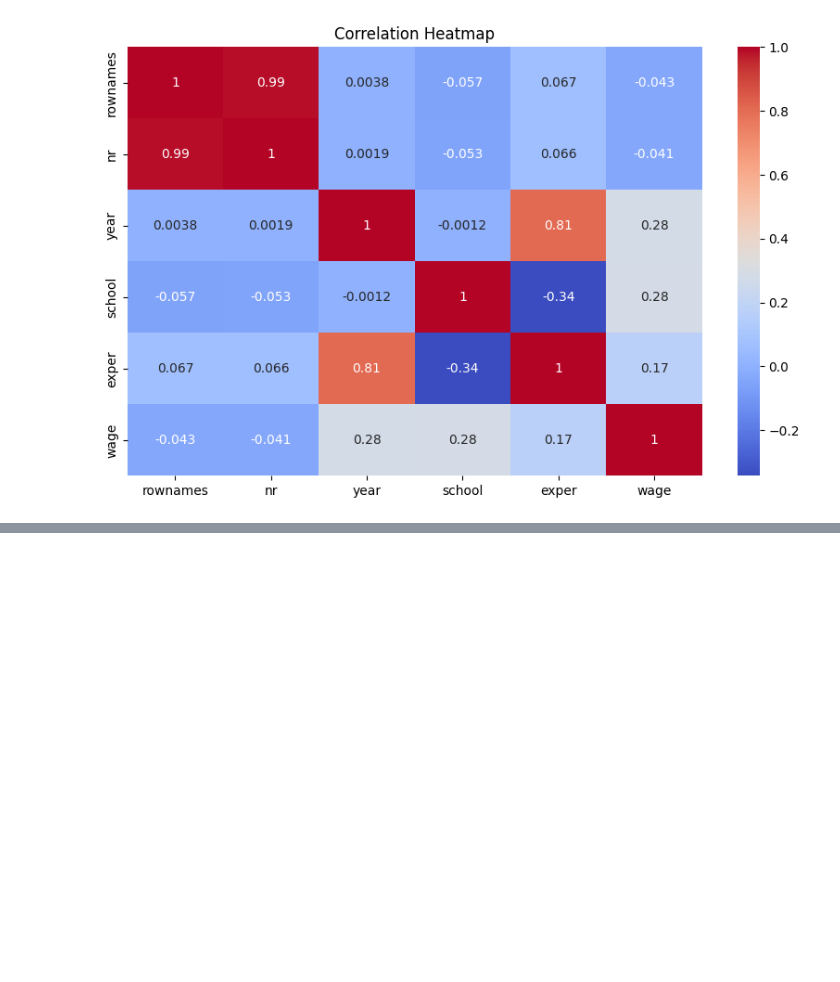
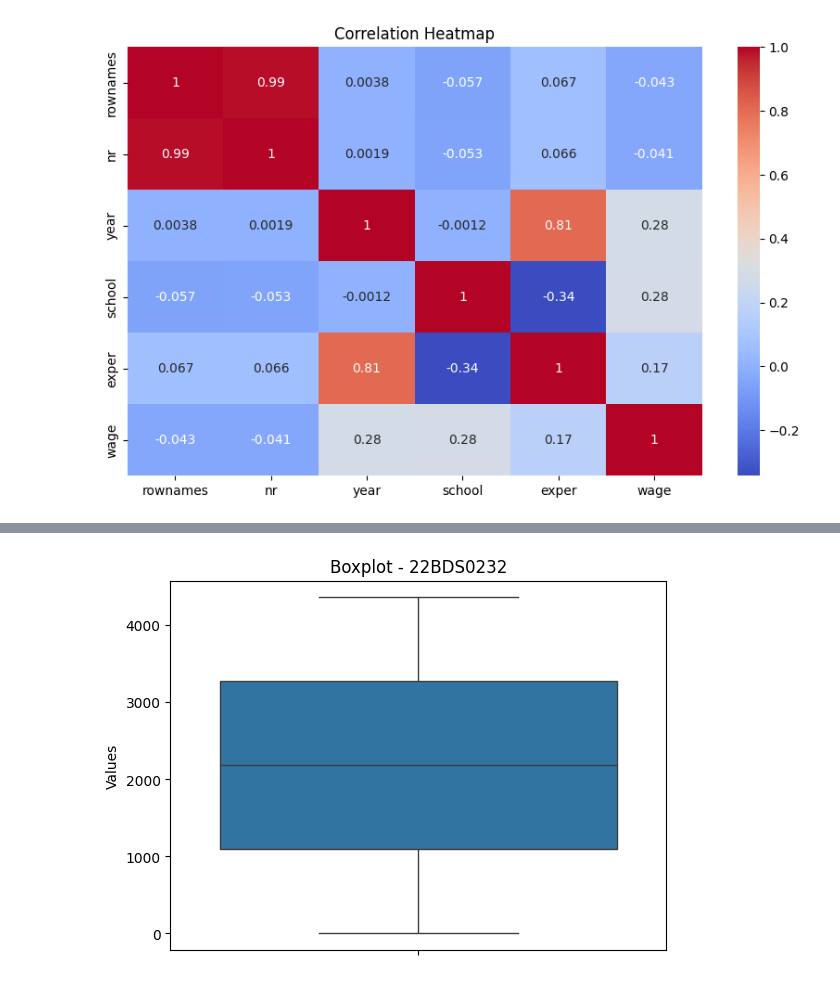
Before and after one commit to 01Kanishk10/Google-Colab-22BDS0232, a Jupyter notebook: 22BDS0232.ipynb, the cells around one changed output, grey strips where cells are left out. Saved outputs shown, nothing was run; the diff lists cells and outputs as text; code cells hidden in the pictures; blank space fills up the shorter version.

```diff
--- a/22BDS0232.ipynb
+++ b/22BDS0232.ipynb
@@ -139,0 +212,7 @@ plt.show()
+# %%
+#=== Visualization: Boxplot
+sns.boxplot(y=df.iloc[:,0])
+plt.title("Boxplot - 22BDS0232"); plt.ylabel("Values")
+plt.show()
+# %% [output]
+[figure, added]
```
Also changed, not shown: parts of 14 cells of this notebook.
